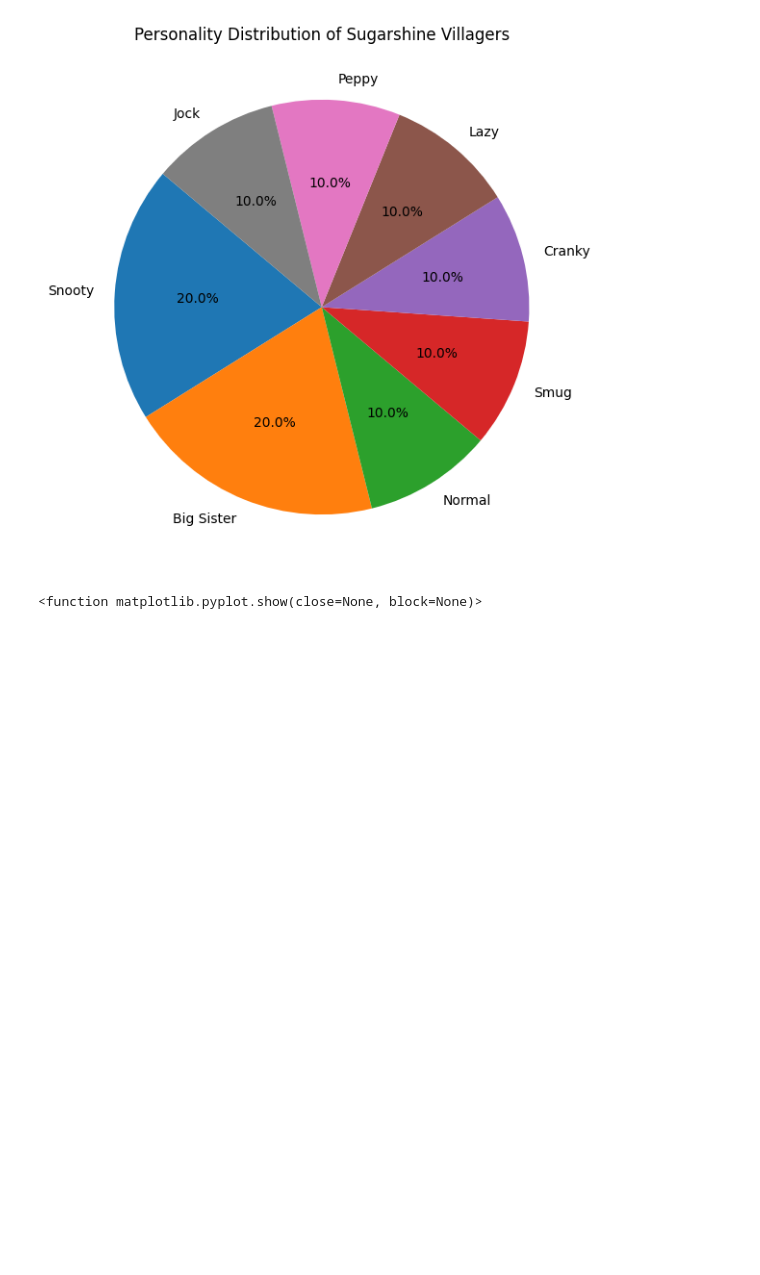
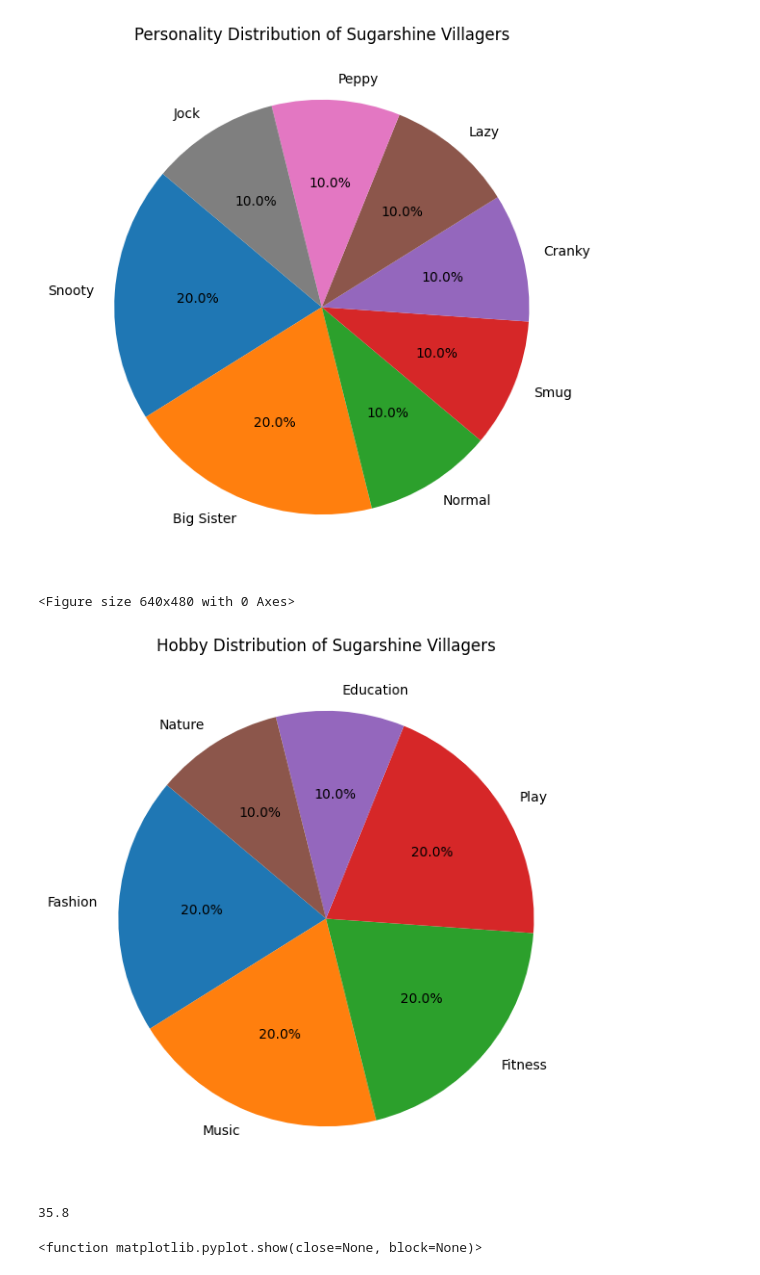
Before and after one commit to megan-es/animal-crossing-new-horizons-project, a Jupyter notebook: ACNH-Home-Decor/ACNH_Homes.ipynb, the cells around one changed output. Cells and saved outputs as stored; diff of their text form; code cells hidden in the pictures; blank space fills up the shorter version.

Commit message:
updated visualizations

```diff
--- a/ACNH-Home-Decor/ACNH_Homes.ipynb
+++ b/ACNH-Home-Decor/ACNH_Homes.ipynb
@@ -318,6 +318,32 @@ plt.show()
 # %% [output]
 <Figure size 640x480 with 0 Axes>
 [figure]
+# %%
+# Sugarshine Demographic Profile
+# Calculate hobby distribution among sugarshine villagers
+plt.cool()
+hobby_distribution = sugarshine_df['Hobby'].value_counts()
+
+# Pie chart visualization setup
+plt.figure(figsize=(7,7))
+plt.pie(hobby_distribution,
+        labels=hobby_distribution.index,
+        autopct='%1.1f%%',
+        startangle=140)
+plt.title('Hobby Distribution of Sugarshine Villagers')
+# Save and show
+plt.savefig(f"{viz_directory}/Sugarshine_Hobby_Distribution.png")
+plt.show()
+# %% [output]
+<Figure size 640x480 with 0 Axes>
+[figure, added]
+# %%
+# Calculate the average depreciation rate of home value from purchase cost to selling value
+average_depreciation = round(((sugarshine_df['Total Decor Buy Value'].mean() - sugarshine_df['Total Decor Sell Value'].mean()) / sugarshine_df['Total Decor Buy Value'].mean()) * 100, 2)
+
+average_depreciation
+# %% [output]
+35.8
 # %%
 # Bar chart of Sugarshine home decor purchase costs
 # Sort the DataFrame by 'Total Decor Buy Value' in descending order before plotting
```
Also changed, not shown: parts of 1 cell of this notebook, 8 other files.
